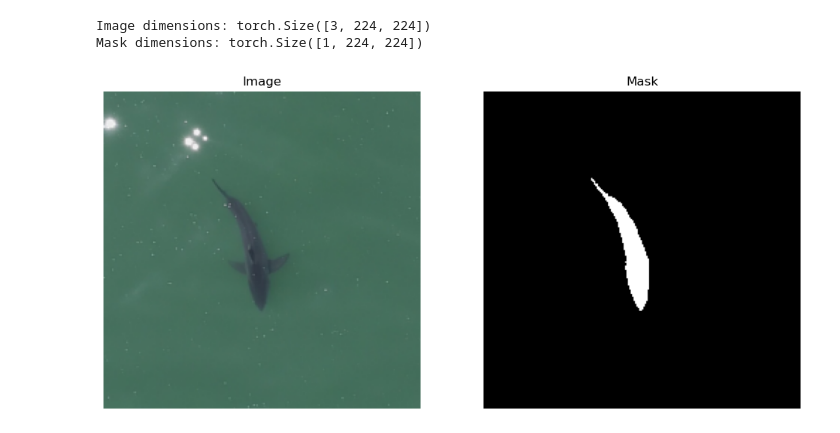
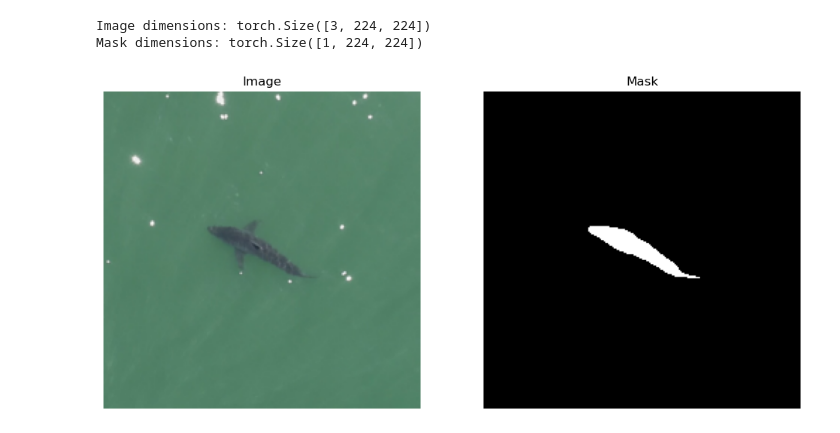
Before and after one commit to alexandradigiacomo/sharkbody_seg, a Jupyter notebook: notebooks/test_dataloader.ipynb, the cells around one changed output. Cells and saved outputs as stored; diff of their text form; code cells hidden in the pictures.

```diff
--- a/notebooks/test_dataloader.ipynb
+++ b/notebooks/test_dataloader.ipynb
@@ -27,6 +27,6 @@ Functions from earth_obs_seg (Bjorn)
 # Test each function
 # %%
 # instantiate shark body
-dataset = SharkBody(cfg, split='val')
+dataset = SharkBody(cfg, split='train')
 # %% [output]
 loading annotations into memory...
@@ -106,26 +123,26 @@ print(f"Mask dimensions: {mask_tensor.shape if hasattr(mask_tensor, 'shape') els
 Image dimensions: torch.Size([3, 224, 224])
 Mask dimensions: torch.Size([1, 224, 224])
 # %%
-sample = dataset[9]
+sample = dataset[1]
 img_tensor = sample['image']
 mask_tensor = sample['mask']
 
 # check plots
 img_display = img_tensor.numpy().transpose(1, 2, 0)  # Convert to (H, W, C)
 mask_display = mask_tensor.squeeze(0).numpy()  # Convert from (1, H, W) to (H, W)
 
 fig, axes = plt.subplots(1, 2, figsize=(12, 6)) # two subplots
 
 # image plot
 axes[0].imshow(img_display)
 axes[0].set_title("Image")
 axes[0].axis('off')
 
 # mask plot
 axes[1].imshow(mask_display, cmap='gray')  # Use 'gray' colormap for mask
 axes[1].set_title("Mask")
 axes[1].axis('off')
 
 plt.show()
 # %% [output]
-[figure, old version]
+[figure, new version]
```
Also changed, not shown: parts of 6 cells of this notebook.
